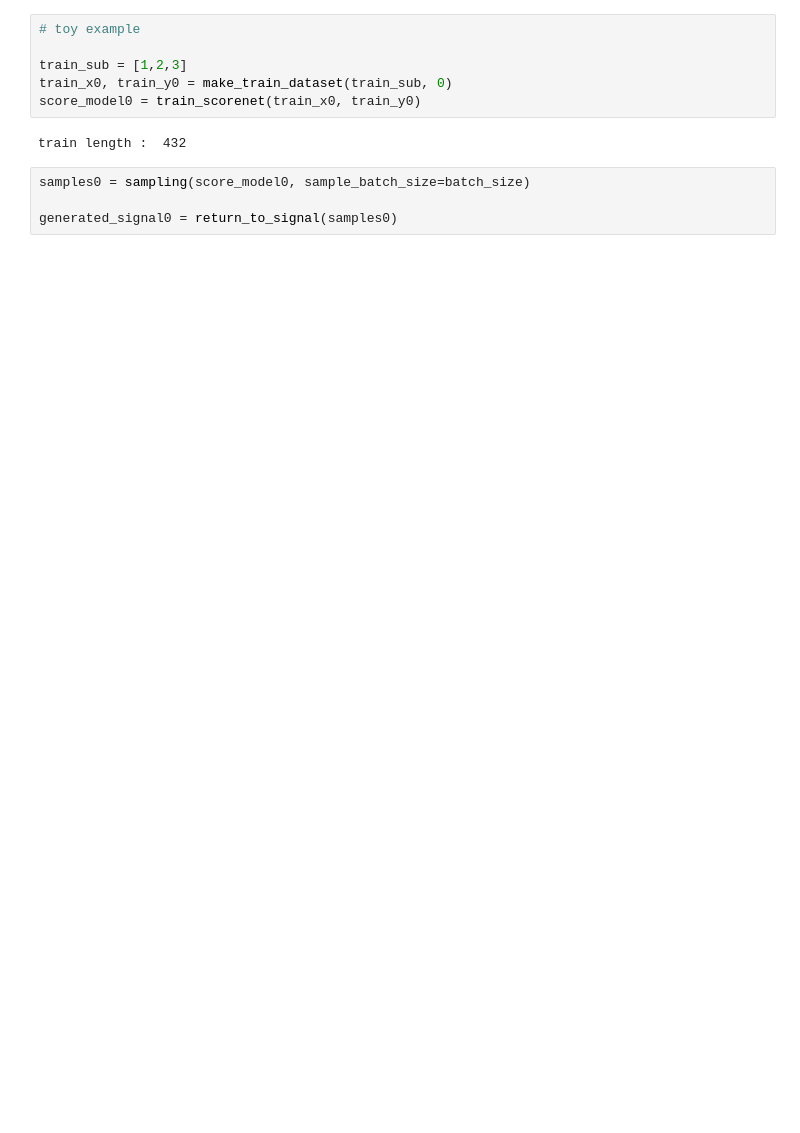
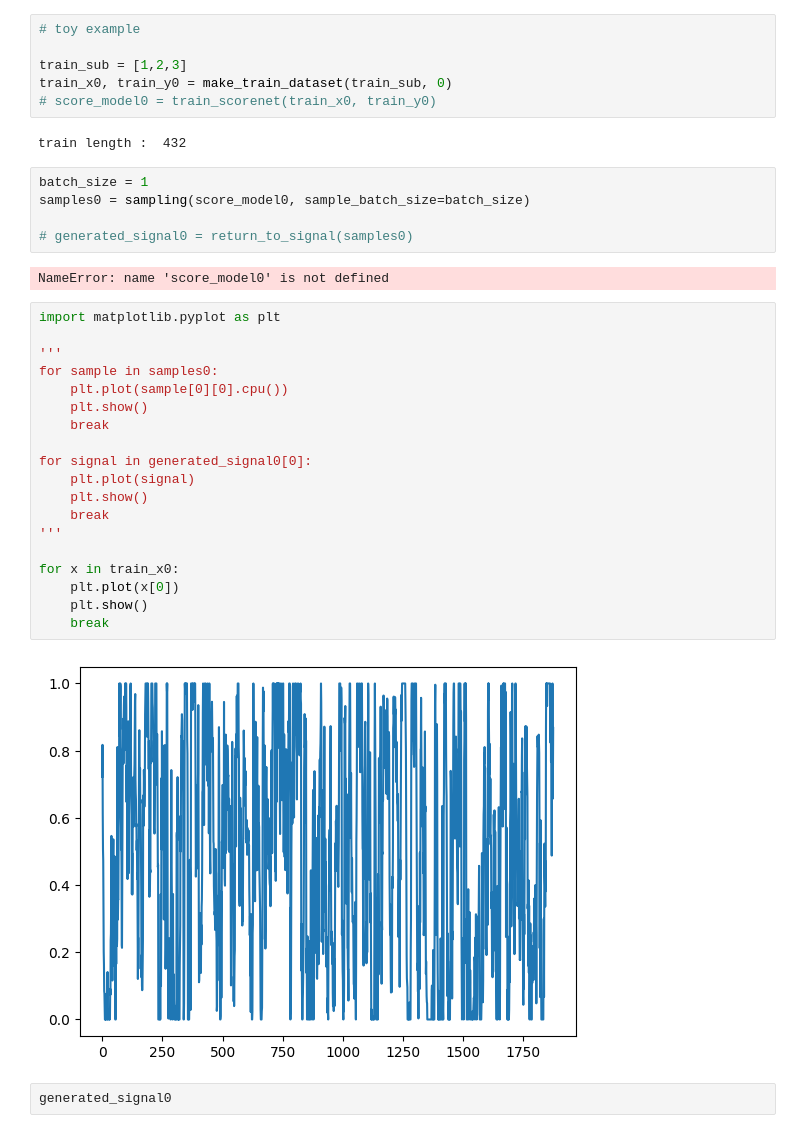
Before and after one commit to junyeobe0315/3d_spectrogram_generation, a Jupyter notebook: vis.ipynb, the cells around one changed output. Saved outputs shown, nothing was run; the diff lists cells and outputs as text; blank space fills up the shorter version.

```diff
--- a/vis.ipynb
+++ b/vis.ipynb
@@ -5,10 +5,36 @@ from main import *
 
 train_sub = [1,2,3]
 train_x0, train_y0 = make_train_dataset(train_sub, 0)
-score_model0 = train_scorenet(train_x0, train_y0)
+# score_model0 = train_scorenet(train_x0, train_y0)
 # %% [output]
 train length :  432
 # %%
+batch_size = 1
 samples0 = sampling(score_model0, sample_batch_size=batch_size)
 
-generated_signal0 = return_to_signal(samples0)
+# generated_signal0 = return_to_signal(samples0)
+# %% [output]
+NameError: name 'score_model0' is not defined
+# %%
+import matplotlib.pyplot as plt
+
+'''
+for sample in samples0:
+    plt.plot(sample[0][0].cpu())
+    plt.show()
+    break
+
+for signal in generated_signal0[0]:
+    plt.plot(signal)
+    plt.show()
+    break
+'''
+
+for x in train_x0:
+    plt.plot(x[0])
+    plt.show()
+    break
+# %% [output]
+[figure, added]
+# %%
+generated_signal0
```
Also changed, not shown: 1 other file.
